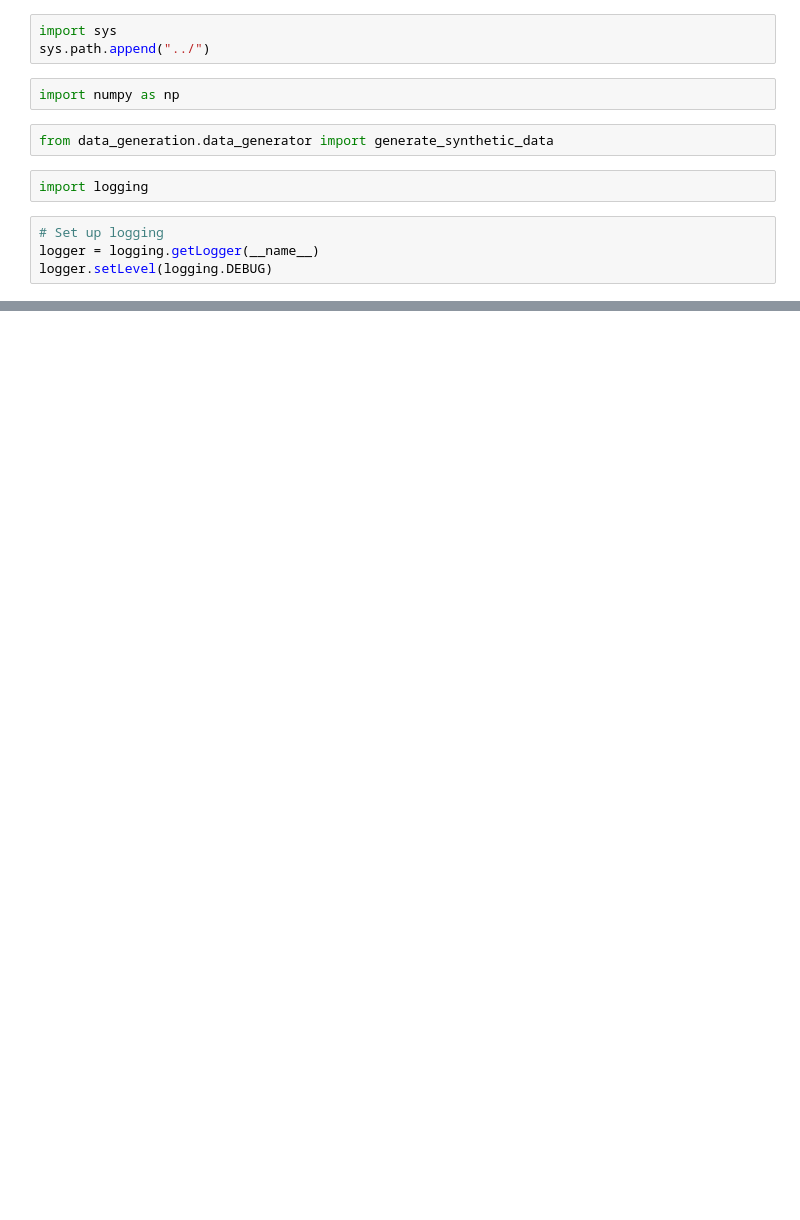
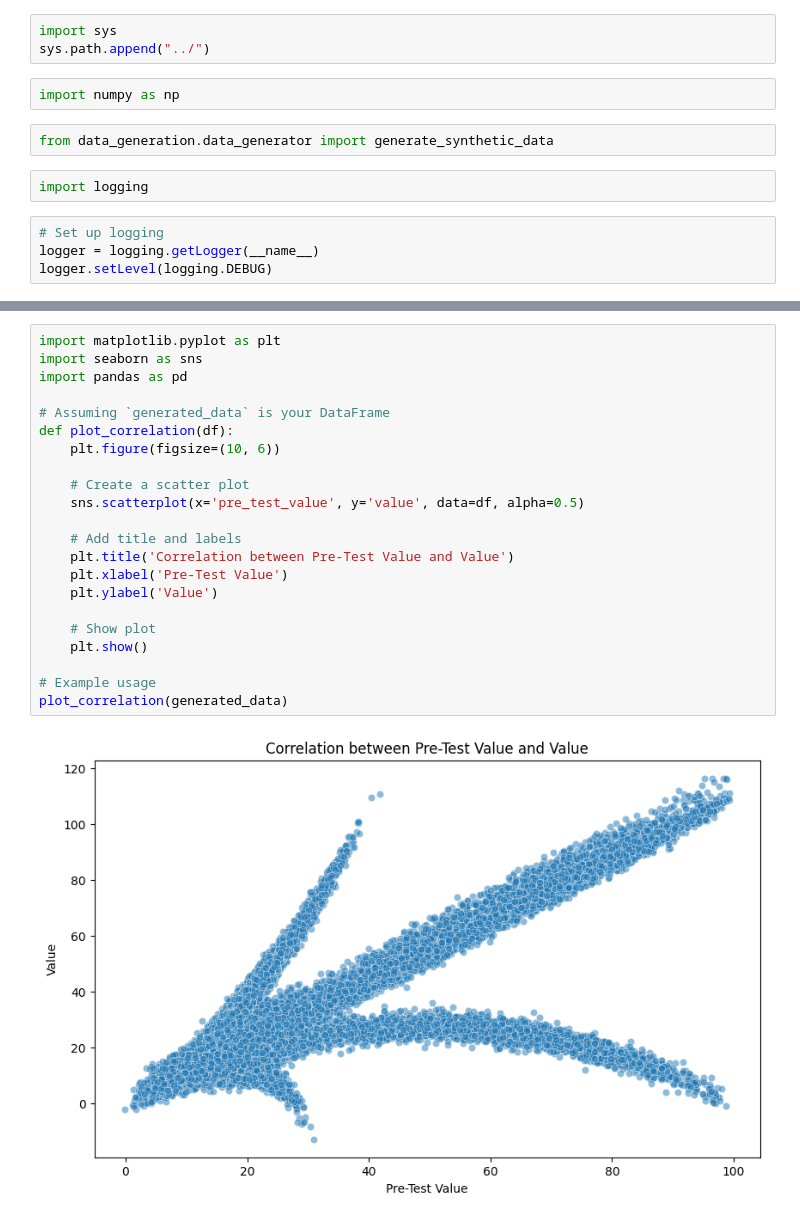
Before and after one commit to dmitry-brazhenko/ab-test-advanced-toolkit, a Jupyter notebook: examples/data-generation-manual-test.ipynb, the cells around one changed output, grey strips where cells are left out. Cells and saved outputs as stored; diff of their text form; blank space fills up the shorter version.

```diff
--- a/examples/data-generation-manual-test.ipynb
+++ b/examples/data-generation-manual-test.ipynb
@@ -41,0 +43,24 @@ generated_data
+# %%
+import matplotlib.pyplot as plt
+import seaborn as sns
+import pandas as pd
+
+# Assuming `generated_data` is your DataFrame
+def plot_correlation(df):
+    plt.figure(figsize=(10, 6))
+
+    # Create a scatter plot
+    sns.scatterplot(x='pre_test_value', y='value', data=df, alpha=0.5)
+
+    # Add title and labels
+    plt.title('Correlation between Pre-Test Value and Value')
+    plt.xlabel('Pre-Test Value')
+    plt.ylabel('Value')
+
+    # Show plot
+    plt.show()
+
+# Example usage
+plot_correlation(generated_data)
+# %% [output]
+[figure, added]
```
Also changed, not shown: parts of 3 cells of this notebook, 1 other file.
